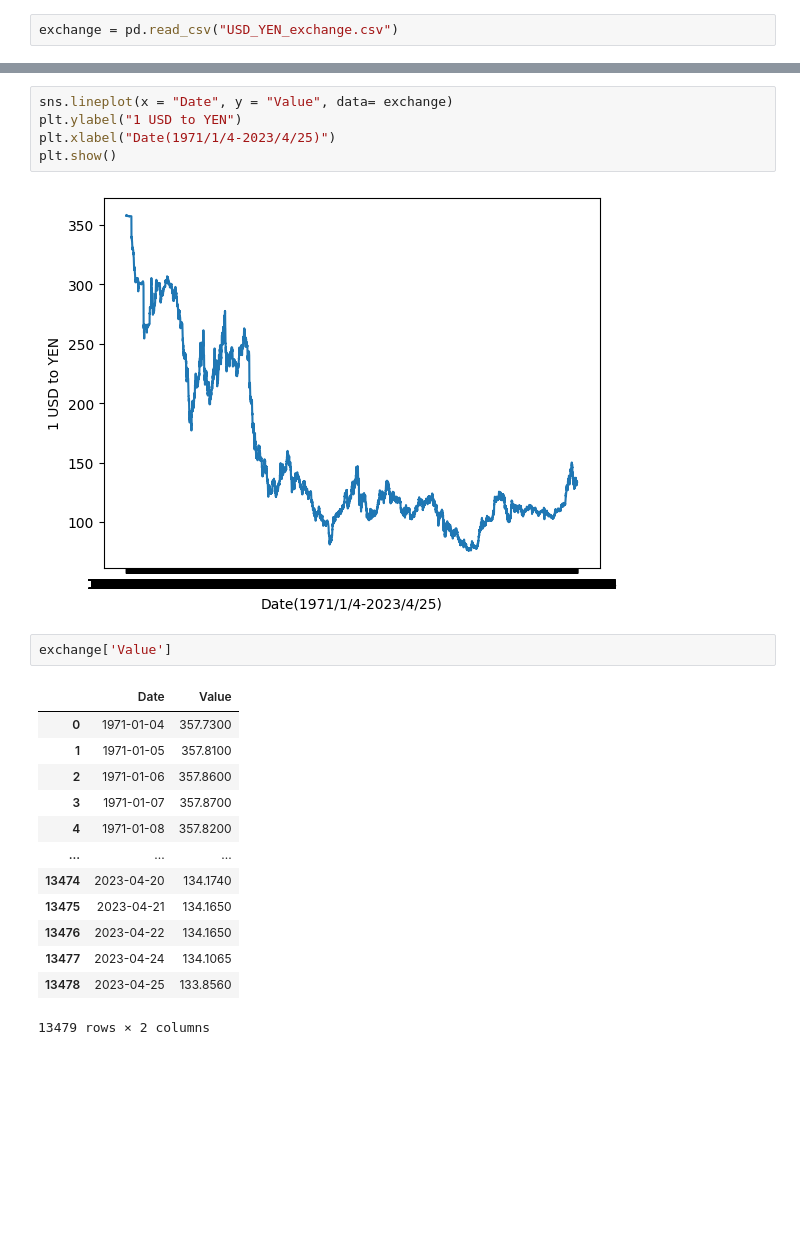
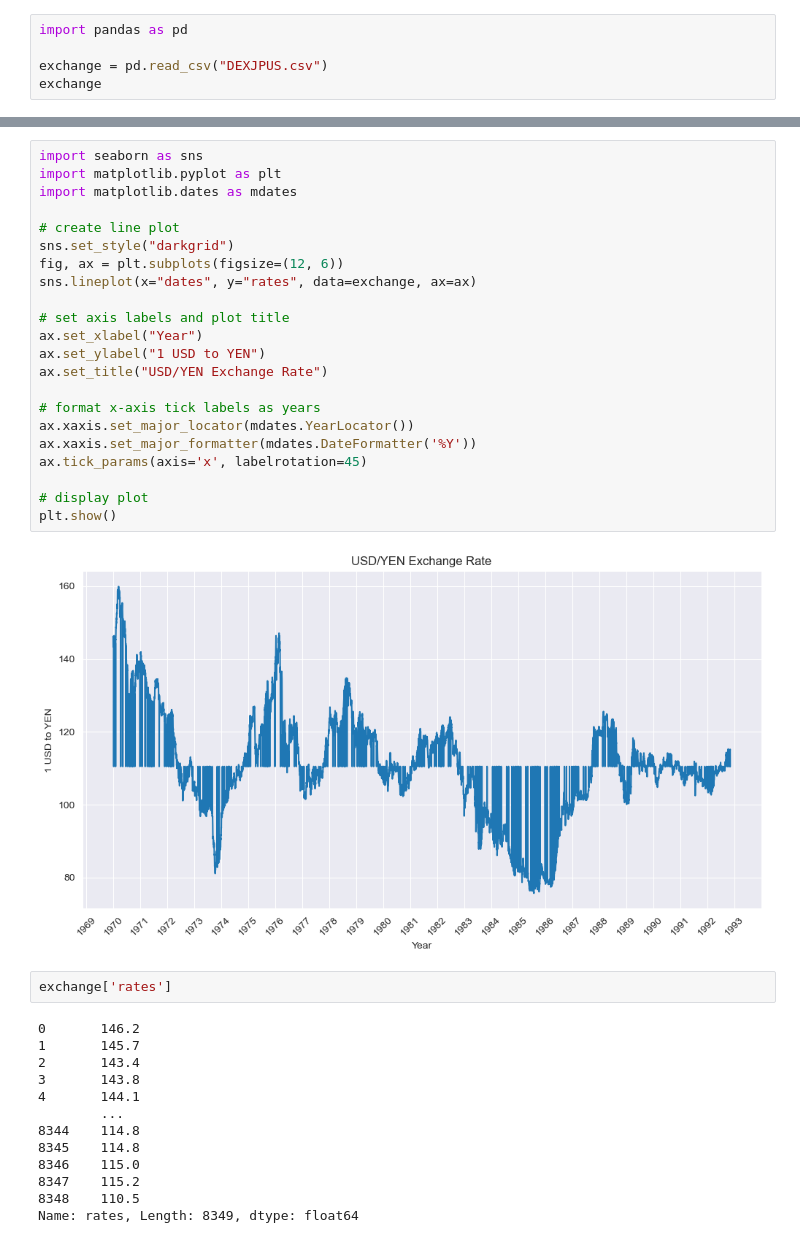
Before and after one commit to K0725/ExchangeRate_Analysis, a Jupyter notebook: group_project/USD_YEN_exchange_rate.ipynb, the cells around one changed output, grey strips where cells are left out. Drawn from its saved outputs; the diff is of its cells as text; blank space fills up the shorter version.

```diff
--- a/group_project/USD_YEN_exchange_rate.ipynb
+++ b/group_project/USD_YEN_exchange_rate.ipynb
@@ -4,2 +3,5 @@ import seaborn as sns
 # %%
-exchange = pd.read_csv("USD_YEN_exchange.csv")
+import pandas as pd
+
+exchange = pd.read_csv("DEXJPUS.csv")
+exchange
@@ -6,23 +22,39 @@ exchange = pd.read_csv("USD_YEN_exchange.csv")
 # %%
-sns.lineplot(x = "Date", y = "Value", data= exchange)
-plt.ylabel("1 USD to YEN")
-plt.xlabel("Date(1971/1/4-2023/4/25)")
+import seaborn as sns
+import matplotlib.pyplot as plt
+import matplotlib.dates as mdates
+
+# create line plot
+sns.set_style("darkgrid")
+fig, ax = plt.subplots(figsize=(12, 6))
+sns.lineplot(x="dates", y="rates", data=exchange, ax=ax)
+
+# set axis labels and plot title
+ax.set_xlabel("Year")
+ax.set_ylabel("1 USD to YEN")
+ax.set_title("USD/YEN Exchange Rate")
+
+# format x-axis tick labels as years
+ax.xaxis.set_major_locator(mdates.YearLocator())
+ax.xaxis.set_major_formatter(mdates.DateFormatter('%Y'))
+ax.tick_params(axis='x', labelrotation=45)
+
+# display plot
 plt.show()
 # %% [output]
-[figure, old version]
+[figure, new version]
 # %%
-exchange['Value']
+exchange['rates']
 # %% [output]
-|  | Date | Value |
-| 0 | 1971-01-04 | 357.7300 |
-| 1 | 1971-01-05 | 357.8100 |
-| 2 | 1971-01-06 | 357.8600 |
-| 3 | 1971-01-07 | 357.8700 |
-| 4 | 1971-01-08 | 357.8200 |
-| ... | ... | ... |
-| 13474 | 2023-04-20 | 134.1740 |
-| 13475 | 2023-04-21 | 134.1650 |
-| 13476 | 2023-04-22 | 134.1650 |
-| 13477 | 2023-04-24 | 134.1065 |
-| 13478 | 2023-04-25 | 133.8560 |
-13479 rows × 2 columns
+0       146.2
+1       145.7
+2       143.4
+3       143.8
+4       144.1
+        ...
+8344    114.8
+8345    114.8
+8346    115.0
+8347    115.2
+8348    110.5
+Name: rates, Length: 8349, dtype: float64
```
Also changed, not shown: parts of 3 cells of this notebook, 5 other files.
